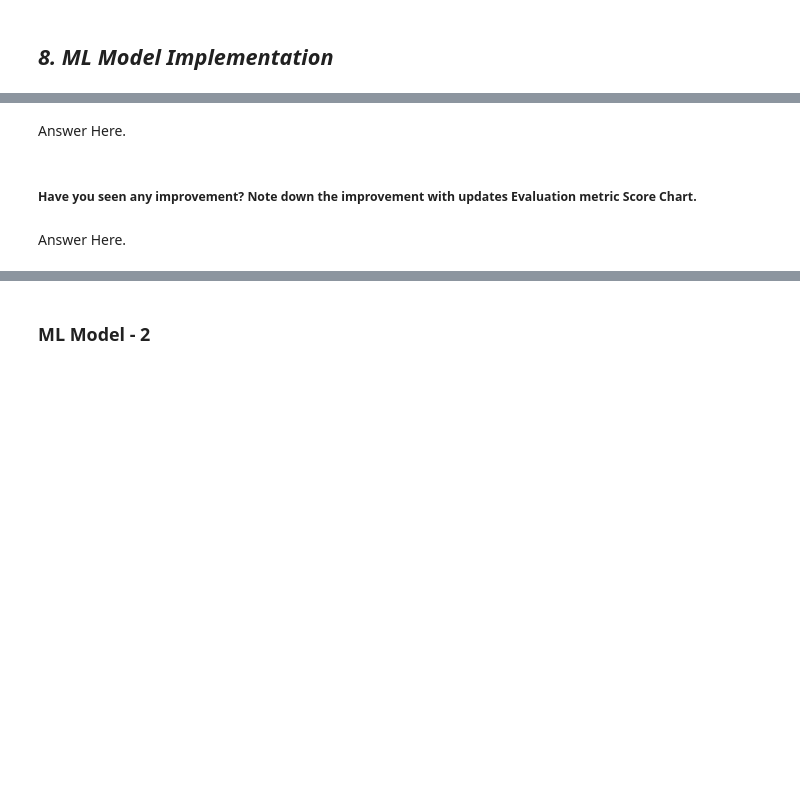
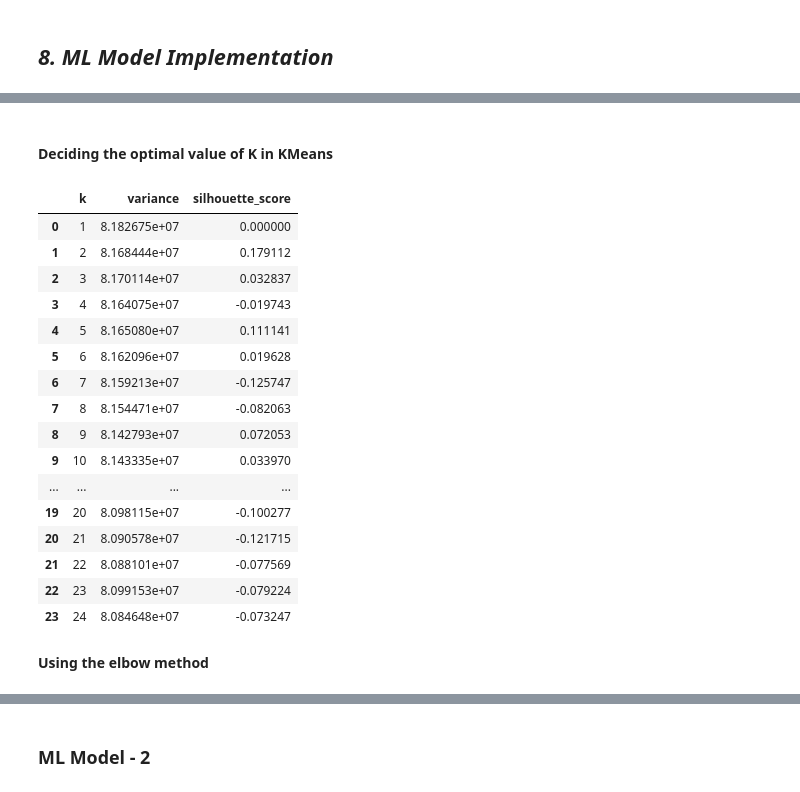
Before and after one commit to LuvMutreja/NETFLIX-MOVIES-AND-TV-SHOWS-CLUSTERING, a Jupyter notebook: Unsupervised_ML_Project_NETFLIX_MOVIES_AND_TV_SHOWS_CLUSTERING_.ipynb, the cells around one changed output, grey strips where cells are left out. Saved outputs shown, nothing was run; the diff lists cells and outputs as text; code cells hidden in the pictures; blank space fills up the shorter version.

```diff
--- a/Unsupervised_ML_Project_NETFLIX_MOVIES_AND_TV_SHOWS_CLUSTERING_.ipynb
+++ b/Unsupervised_ML_Project_NETFLIX_MOVIES_AND_TV_SHOWS_CLUSTERING_.ipynb
@@ -970,6 +994,8 @@ Answer Here.
 ### 3. Data Scaling
 # %%
 # Scaling your data
+stdsc=StandardScaler()
+x=stdsc.fit_transform(tfidf_df)
 # %% [markdown]
 ##### Which method have you used to scale you data and why?
 # %% [markdown]
@@ -982,0 +1007,5 @@ Answer Here.
+# %%
+# DImensionality Reduction (If needed)
+pca=PCA(n_components=3000,random_state=2510)
+pca.fit(x)
+x_pca=pca.transform(x)
@@ -1011,6 +1029,38 @@ Answer Here.
-# %% [markdown]
-Answer Here.
-# %% [markdown]
-##### Have you seen any improvement? Note down the improvement with updates Evaluation metric Score Chart.
-# %% [markdown]
-Answer Here.
+# %% [markdown]
+#### Deciding the optimal value of K in KMeans
+# %%
+cluster_range=range(1,25)
+variance=[]
+sil_scores=[]
+for k in cluster_range:
+  kmeans=KMeans(k,random_state=2510)
+  kmeans.fit(x_pca)
+  variance.append(kmeans.inertia_)
+  if k==1:
+    sil_scores.append(0)
+  else:
+    sil_scores.append(silhouette_score(x_pca,kmeans.labels_))
+
+kmeans_df=pd.DataFrame({'k':cluster_range,'variance':variance,'silhouette_score':sil_scores})
+# %%
+kmeans_df
+# %% [output]
+|  | k | variance | silhouette_score |
+| 0 | 1 | 8.182675e+07 | 0.000000 |
+| 1 | 2 | 8.168444e+07 | 0.179112 |
+| 2 | 3 | 8.170114e+07 | 0.032837 |
+| 3 | 4 | 8.164075e+07 | -0.019743 |
+| 4 | 5 | 8.165080e+07 | 0.111141 |
+| 5 | 6 | 8.162096e+07 | 0.019628 |
+| 6 | 7 | 8.159213e+07 | -0.125747 |
+| 7 | 8 | 8.154471e+07 | -0.082063 |
+| 8 | 9 | 8.142793e+07 | 0.072053 |
+| 9 | 10 | 8.143335e+07 | 0.033970 |
+| ... | ... | ... | ... |
+| 19 | 20 | 8.098115e+07 | -0.100277 |
+| 20 | 21 | 8.090578e+07 | -0.121715 |
+| 21 | 22 | 8.088101e+07 | -0.077569 |
+| 22 | 23 | 8.099153e+07 | -0.079224 |
+| 23 | 24 | 8.084648e+07 | -0.073247 |
+# %% [markdown]
+**Using the elbow method**
```
Also changed, not shown: parts of 51 cells of this notebook.
